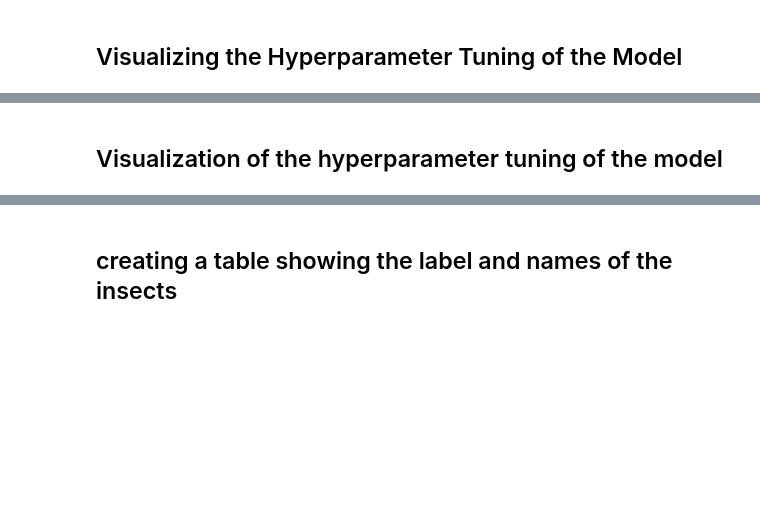
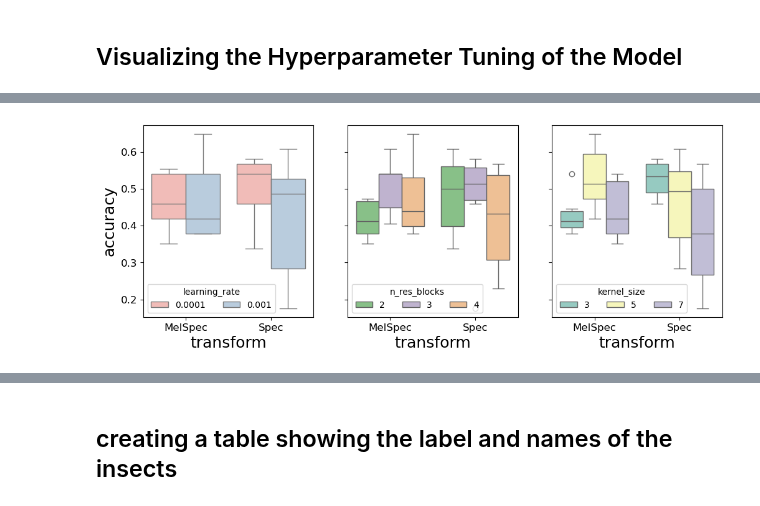
Before and after one commit to juliankraft/TermPaper1-Ecoacoustics, a Jupyter notebook: code/visualisation.ipynb, the cells around one changed output, grey strips where cells are left out. Saved outputs shown, nothing was run; the diff lists cells and outputs as text; code cells hidden in the pictures; blank space fills up the shorter version.

```diff
--- a/code/visualisation.ipynb
+++ b/code/visualisation.ipynb
@@ -20,31 +49,6 @@ metadata = train_dataloader.dataset.get_metadata()
 # Loading the evaluation data
 eval_csv_path = "../logs/main_run/evaluation/eval_summary.csv"
 eval_data_raw = pd.read_csv(eval_csv_path)
-# %%
-def save_or_show(object, object_type, file_name, save = False):
-
-    figure_path = "../LaTeX/figures/"
-    table_path = "../LaTeX/tables/"
-
-    if object_type == 'figure':
-
-        if save:
-            plt.savefig(f'{figure_path}{file_name}.pdf')
-            plt.close()
-
-        else:
-            plt.show()
-
-    elif object_type == 'table':
-        if save:
-            with open(f'{table_path}{file_name}.tex', 'w') as f:
-                f.write(object)
-
-        else:
-            print(object)
-
-    else:
-        print("Invalid object_type")
 # %%
 # Set global parameters for axis labels and tick sizes
 plt.rcParams['axes.labelsize'] = 18  # Adjust the size of the axis labels
@@ -266,30 +319,30 @@ save_or_show(latex_table, object_type, file_name, save = True)
-# %% [markdown]
-## Visualization of the hyperparameter tuning of the model
 # %%
-figure_name = 'hyperparameters_boxplot'
+file_name = 'hyperparameters_boxplot'
 object_type = 'figure'
 
 fig, axes = plt.subplots(1, 3, figsize=(12, 4), sharex=True)
 
 for i, (hp, cmap) in enumerate(zip(
         ['learning_rate', 'n_res_blocks', 'kernel_size'],
         ['Pastel1', 'Accent', 'Set3'])):
     ax = axes[i]
     sns.boxplot(
         data=eval_data_raw,
         x='transform',
         y='accuracy',
         palette=cmap,
         hue=hp,
         ax=ax)
 
     sns.move_legend(ax, 'lower left', ncols=3)
 
     if i > 0:
         ax.set_ylabel('')
         ax.set_yticklabels([])
 
-save_or_show(fig, object_type, file_name, save = True)
+save_or_show(fig, object_type, file_name, export)
+# %% [output]
+[figure, added]
 # %%
 file_name = 'hyperparameters_scatterplot'
 object_type = 'figure'
```
Also changed, not shown: parts of 12 cells of this notebook.
